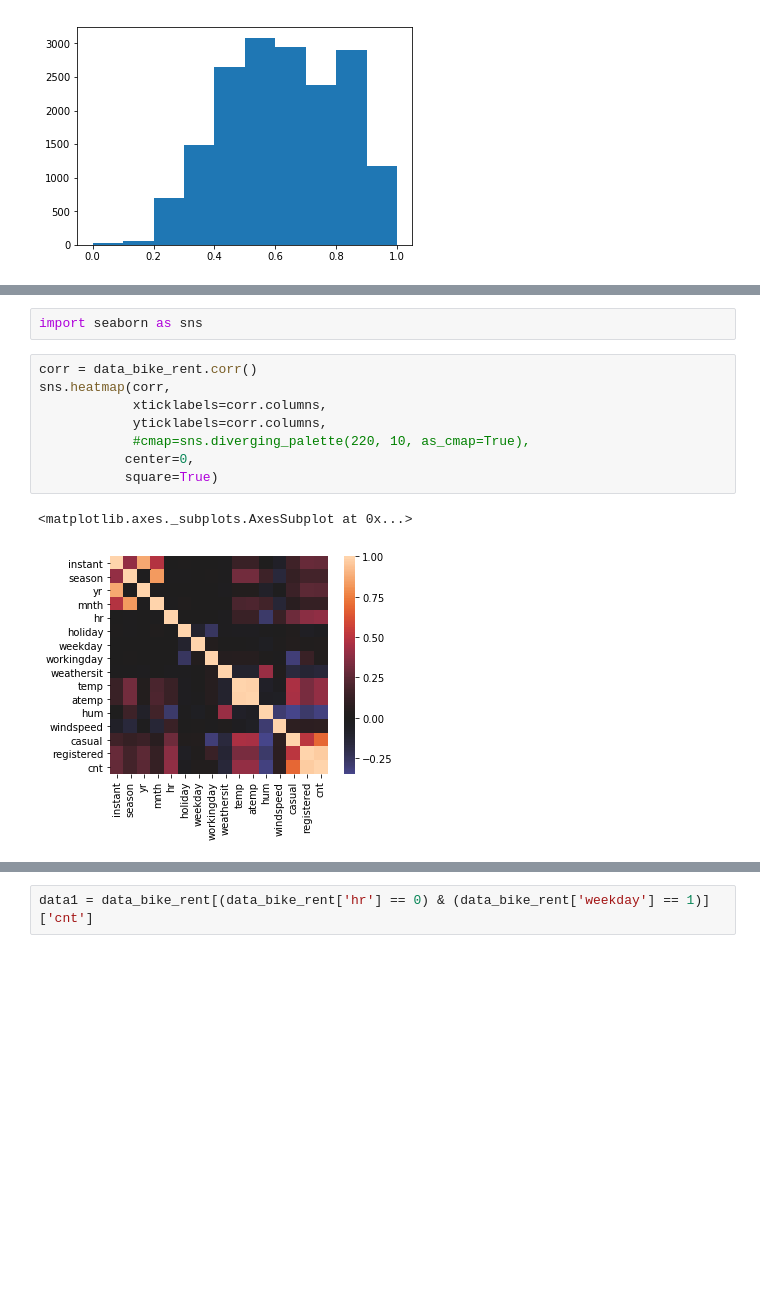
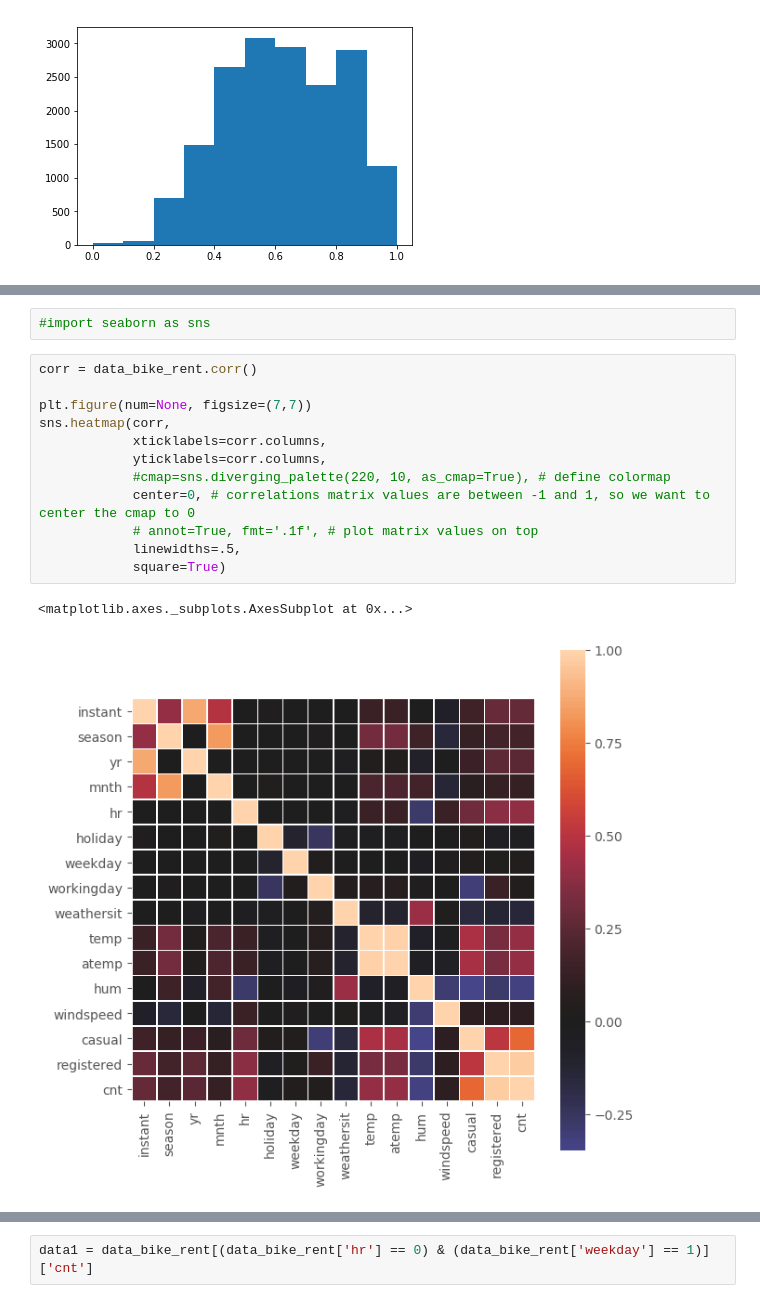
Before and after one commit to florian-huber/python_data_exploration_tutorial, a Jupyter notebook: notebooks/Dataset_example1_London_bikes.ipynb, the cells around one changed output, grey strips where cells are left out. Saved outputs shown, nothing was run; the diff lists cells and outputs as text; blank space fills up the shorter version.

```diff
--- a/notebooks/Dataset_example1_London_bikes.ipynb
+++ b/notebooks/Dataset_example1_London_bikes.ipynb
@@ -93,14 +131,18 @@ plot_corr_matrix(data_bike_rent, 10)
 # %%
-import seaborn as sns
+#import seaborn as sns
 # %%
 corr = data_bike_rent.corr()
+
+plt.figure(num=None, figsize=(7,7))
 sns.heatmap(corr,
             xticklabels=corr.columns,
             yticklabels=corr.columns,
-            #cmap=sns.diverging_palette(220, 10, as_cmap=True),
-           center=0,
-           square=True)
+            #cmap=sns.diverging_palette(220, 10, as_cmap=True), # define colormap
+            center=0, # correlations matrix values are between -1 and 1, so we want to center the cmap to 0
+            # annot=True, fmt='.1f', # plot matrix values on top
+            linewidths=.5,
+            square=True)
 # %% [output]
 <matplotlib.axes._subplots.AxesSubplot at 0x...>
-[figure, old version]
+[figure, new version]
 # %% [markdown]
```
Also changed, not shown: parts of 22 cells of this notebook.
